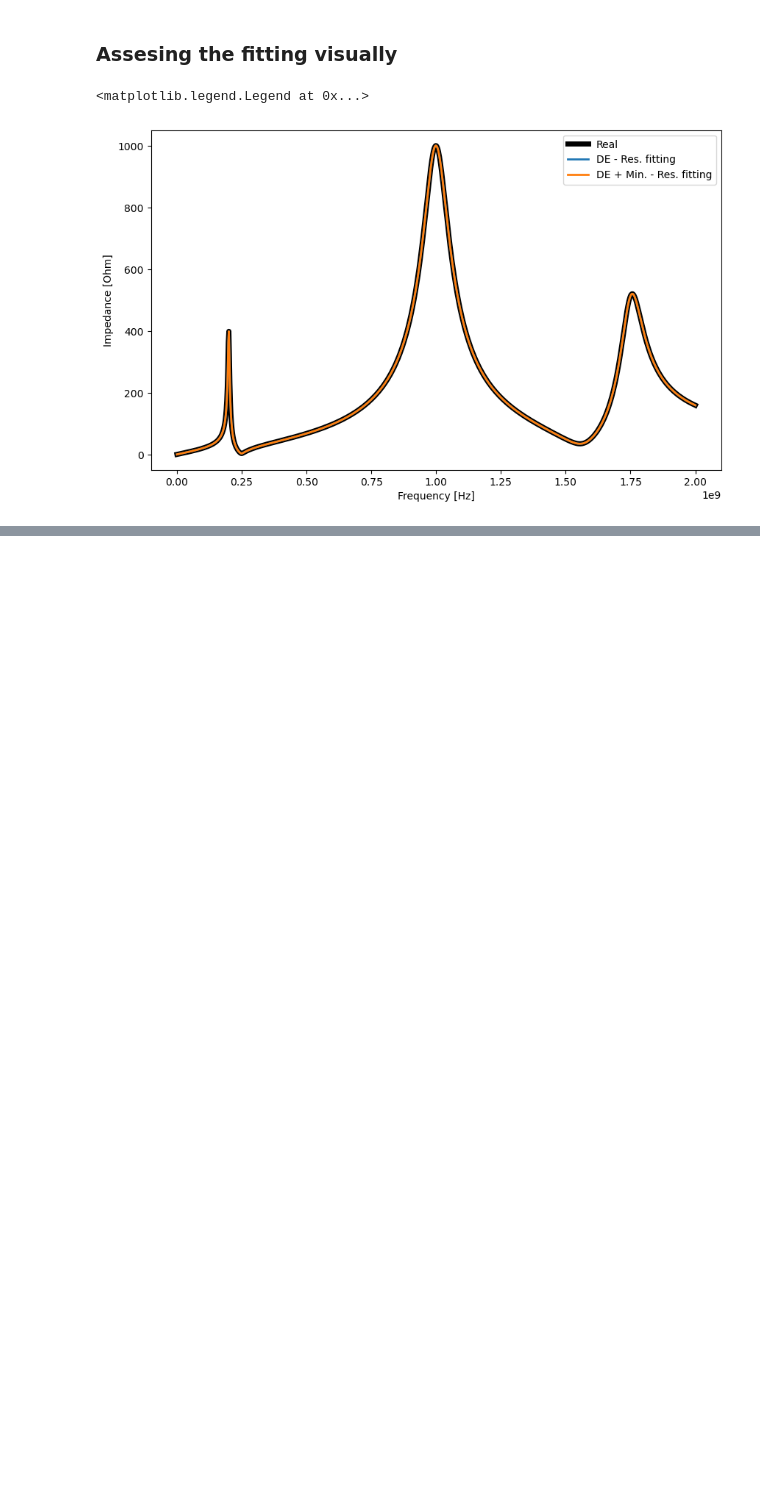
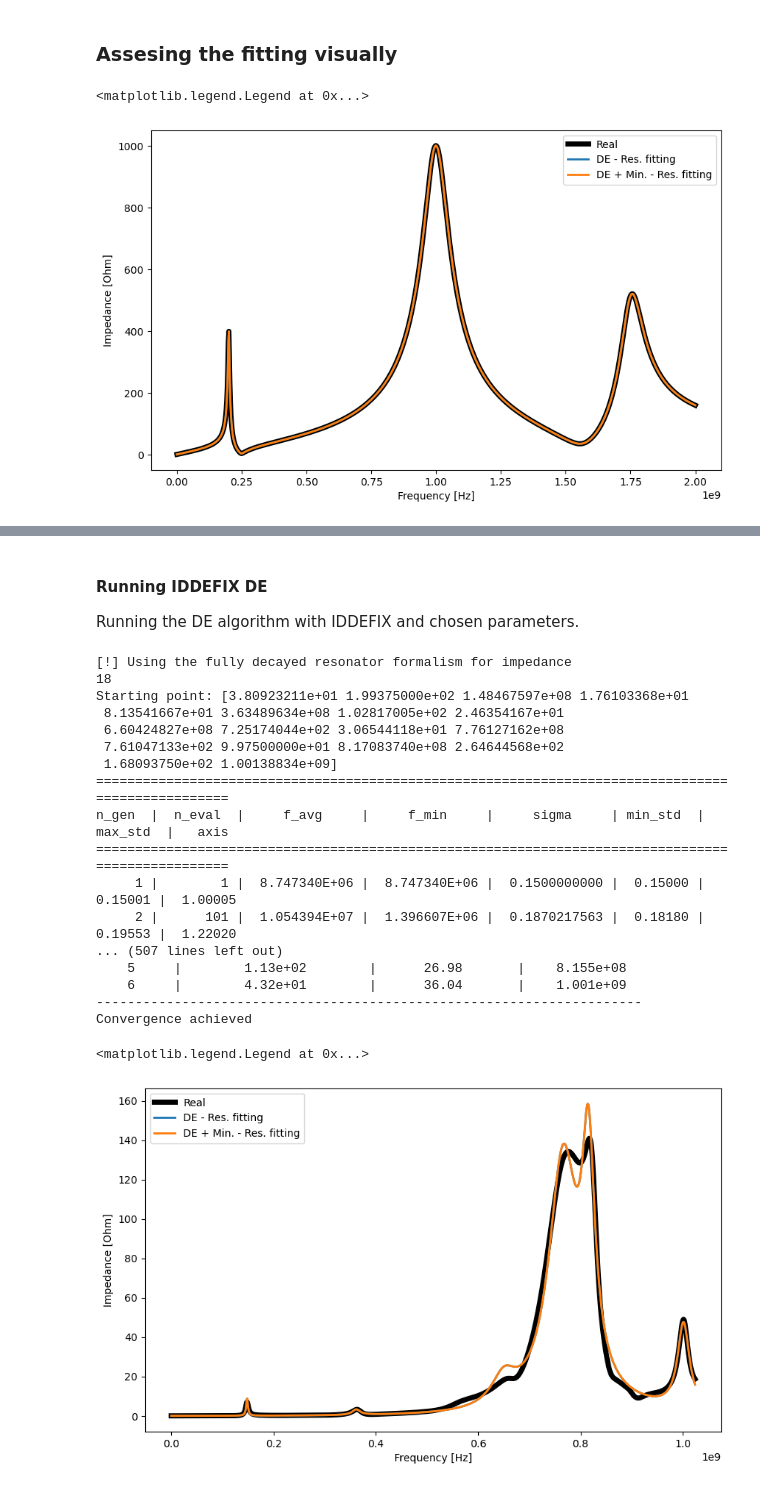
Before and after one commit to ImpedanCEI/IDDEFIX, a Jupyter notebook: examples/005_cmaes_examples.ipynb, the cells around one changed output, grey strips where cells are left out. Cells and saved outputs as stored; diff of their text form; code cells hidden in the pictures; blank space fills up the shorter version.

```diff
--- a/examples/005_cmaes_examples.ipynb
+++ b/examples/005_cmaes_examples.ipynb
@@ -109,0 +174,44 @@ plt.legend()
+# %% [markdown]
+#### Running IDDEFIX DE
+Running the DE algorithm with IDDEFIX and chosen parameters.
+# %%
+DE_model = iddefix.EvolutionaryAlgorithm(frequency,
+                                         impedance.real,
+                                         N_resonators=N_resonators,
+                                         parameterBounds=SBD_parameterBound.find(),
+                                         plane="longitudinal",
+                                         objectiveFunction=iddefix.ObjectiveFunctions.sumOfSquaredErrorReal)
+
+res = DE_model.run_cmaes(maxiter=500, popsize=100, sigma=0.15)
+print(DE_model.warning)
+
+plt.figure(figsize=(10, 6))
+result_DE = DE_model.get_impedance(use_minimization=False).real
+result_DE_MIN = DE_model.get_impedance().real
+
+plt.plot(frequency, impedance.real, lw=5, label='Real', color='black')
+plt.plot(frequency, result_DE,  lw=2, label='DE - Res. fitting')
+plt.plot(frequency, result_DE_MIN,  lw=2, label='DE + Min. - Res. fitting')
+plt.xlabel('Frequency [Hz]')
+plt.ylabel('Impedance [Ohm]')
+plt.legend()
+# %% [output]
+[!] Using the fully decayed resonator formalism for impedance
+18
+Starting point: [3.80923211e+01 1.99375000e+02 1.48467597e+08 1.76103368e+01
+ 8.13541667e+01 3.63489634e+08 1.02817005e+02 2.46354167e+01
+ 6.60424827e+08 7.25174044e+02 3.06544118e+01 7.76127162e+08
+ 7.61047133e+02 9.97500000e+01 8.17083740e+08 2.64644568e+02
+ 1.68093750e+02 1.00138834e+09]
+==================================================================================================
+n_gen  |  n_eval  |     f_avg     |     f_min     |     sigma     | min_std  | max_std  |   axis
+==================================================================================================
+     1 |        1 |  8.747340E+06 |  8.747340E+06 |  0.1500000000 |  0.15000 |  0.15001 |  1.00005
+     2 |      101 |  1.054394E+07 |  1.396607E+06 |  0.1870217563 |  0.18180 |  0.19553 |  1.22020
+... (507 lines left out)
+    5     |        1.13e+02        |      26.98       |    8.155e+08
+    6     |        4.32e+01        |      36.04       |    1.001e+09
+----------------------------------------------------------------------
+Convergence achieved
+<matplotlib.legend.Legend at 0x...>
+[figure, added]
```
Also changed, not shown: parts of 21 cells of this notebook.
